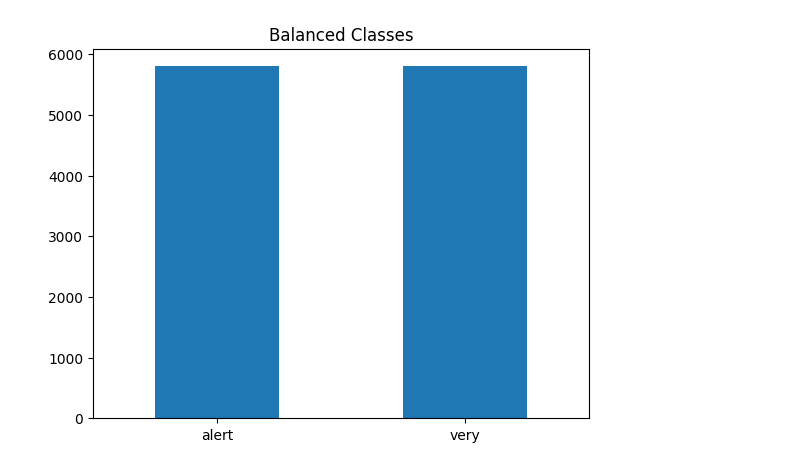
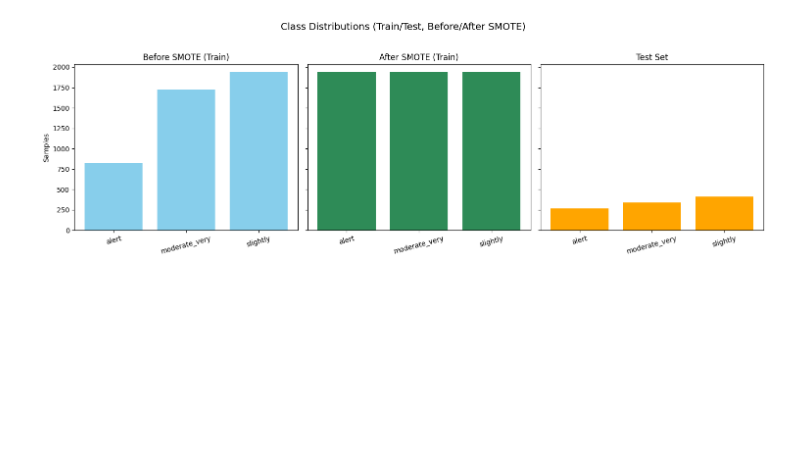
Before and after one commit to aaryan-nagpal1/Thesis, a Jupyter notebook: S1_S2_Classification.ipynb, the cells around one changed output. Drawn from its saved outputs; the diff is of its cells as text; code cells hidden in the pictures; blank space fills up the shorter version.

```diff
--- a/S1_S2_Classification.ipynb
+++ b/S1_S2_Classification.ipynb
@@ -232,11 +373,12 @@ from imblearn.over_sampling import ADASYN
 #     'very': 'very', 'moderately': 'very'
 # }
 
+# label_map = {
+#     'Not Drowsy': 'alert', 'Slight': 'slightly', 'Moderate': 'moderate_very', 'Very': 'moderate_very'
+# }
+
 label_map = {
-    'alert': 'alert', 'Not drowsy': 'alert', 'Not Drowsy': 'alert',
-    'Slightly drowsy': 'very', 'Slightly Drowsy': 'very', 'slightly': 'very',
-    'Moderately drowsy': 'very', 'Moderately Drowsy': 'very', 'Very drowsy': 'very',
-    'very': 'very', 'moderately': 'very'
+    'Not Drowsy': 'alert', 'Slight': 'slightly', 'Moderate': 'moderate_very', 'Very': 'moderate_very'
 }
 
 # Feature list
@@ -256,40 +398,94 @@ features = [
     'pose_Rz_std', 'gaze_angle_x_std', 'gaze_angle_y_std', 'swAngle_std', 'laneDevPosition_std',
     'laneDev_OffsetfrmLaneCentre_std', 'speed_std'
 ]
+
+# features = [
+#     'pose_Tx_mean', 'pose_Ty_mean', 'pose_Tz_mean', 'pose_Rx_mean', 'pose_Ry_mean', 'pose_Rz_mean',
+#     'pose_Tx_std', 'pose_Ty_std', 'pose_Tz_std', 'pose_Rx_std', 'pose_Ry_std', 'pose_Rz_std'
+# ]
 # %%
-# Load CSVs
-train_df = pd.read_csv('Classification_Combined_Data/S1_S2_train_data.csv')
-test_df = pd.read_csv('Classification_Combined_Data/S1_S2_test_data.csv')
+import pandas as pd
+import numpy as np
+import matplotlib.pyplot as plt
+from sklearn.preprocessing import LabelEncoder
+from imblearn.over_sampling import SMOTE
 
-# Apply label mapping
+# --- Load datasets ---
+# train_df = pd.read_csv('Classification_Combined_Data/S1_S2_train_data.csv')
+# test_df = pd.read_csv('Classification_Combined_Data/S1_S2_test_data.csv')
+train_df = pd.read_csv('Classification_Combined_Data/S1_S2_train_data_noOverlap.csv')
+test_df = pd.read_csv('Classification_Combined_Data/S1_S2_test_data_noOverlap.csv')
+
+# --- Map and clean labels ---
 train_df['Label'] = train_df['Label'].map(label_map)
 test_df['Label'] = test_df['Label'].map(label_map)
 
-# Drop any rows with unmapped labels
 train_df = train_df[train_df['Label'].notna()]
 test_df = test_df[test_df['Label'].notna()]
 
-# Features & labels
+# --- Extract features and labels ---
 X_train = train_df[features]
 y_train = train_df['Label']
 X_test = test_df[features]
 y_test = test_df['Label']
 
-# Encode labels
+# --- Encode string labels to integers ---
 le = LabelEncoder()
 y_train_enc = le.fit_transform(y_train)
 y_test_enc = le.transform(y_test)
 
-# Apply SMOTE
+# --- Class distribution BEFORE SMOTE ---
+print("📊 Class distribution in training set BEFORE SMOTE:")
+before_counts = y_train.value_counts()
+for label, count in before_counts.items():
+    print(f"  {label}: {count} samples")
+
+# --- Class distribution in TEST set ---
+print("\n📊 Class distribution in test set:")
+test_counts = y_test.value_counts()
+for label, count in test_counts.items():
+    print(f"  {label}: {count} samples")
+
+# --- Apply SMOTE ---
 smote = SMOTE(random_state=42)
 X_train_sm, y_train_sm = smote.fit_resample(X_train, y_train_enc)
 
-# # Apply ADASYN
-# adasyn = ADASYN(random_state=42)
-# X_train_sm, y_train_sm = adasyn.fit_resample(X_train, y_train_enc)
+# --- Class distribution AFTER SMOTE ---
+y_train_labels_sm = le.inverse_transform(y_train_sm)
+after_counts = pd.Series(y_train_labels_sm).value_counts()
 
-# Display class counts after balancing
-pd.Series(y_train_sm).value_counts().plot(kind='bar', title='Balanced Classes')
-plt.xticks(ticks=range(len(le.classes_)), labels=le.classes_, rotation=0)
+print("\n📊 Class distribution in training set AFTER SMOTE:")
+for label, count in after_counts.items():
+    print(f"  {label}: {count} samples")
+
+# --- Custom label order (if you want consistent axis order) ---
+all_labels = sorted(set(before_counts.index).union(after_counts.index).union(test_counts.index))
+
+# --- Reindex for plotting ---
+before_counts = before_counts.reindex(all_labels, fill_value=0)
+after_counts = after_counts.reindex(all_labels, fill_value=0)
+test_counts = test_counts.reindex(all_labels, fill_value=0)
+
+# --- Plot 1×3 comparison ---
+fig, axes = plt.subplots(1, 3, figsize=(15, 5), sharey=True)
+
+# Before SMOTE
+axes[0].bar(before_counts.index, before_counts.values, color='skyblue')
+axes[0].set_title("Before SMOTE (Train)")
+axes[0].set_ylabel("Samples")
+axes[0].tick_params(axis='x', rotation=15)
+
+# After SMOTE
+axes[1].bar(after_counts.index, after_counts.values, color='seagreen')
+axes[1].set_title("After SMOTE (Train)")
+axes[1].tick_params(axis='x', rotation=15)
+
+# Test Set
+axes[2].bar(test_counts.index, test_counts.values, color='orange')
+axes[2].set_title("Test Set")
+axes[2].tick_params(axis='x', rotation=15)
+
+plt.suptitle("Class Distributions (Train/Test, Before/After SMOTE)", fontsize=14)
+plt.tight_layout(rect=[0, 0, 1, 0.95])
 plt.show()
 # %% [output]
@@ -296 +506 @@ plt.show()
-[figure, old version]
+[figure, new version]
```
Also changed, not shown: parts of 12 cells of this notebook, 3 other files.
